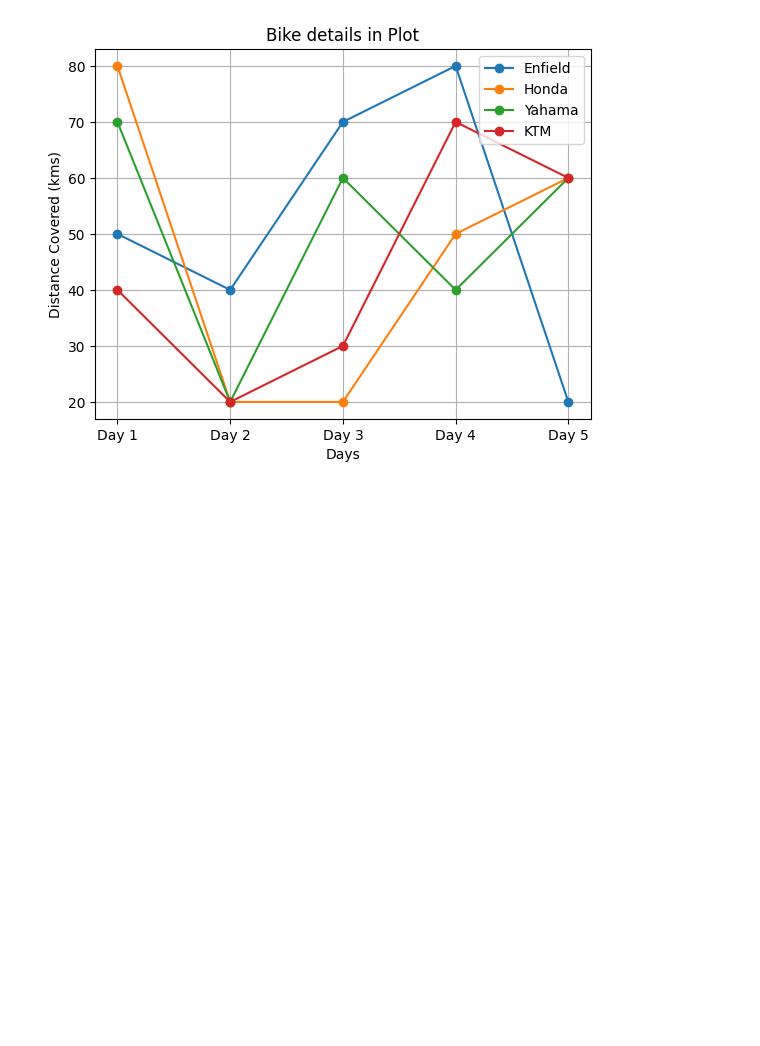
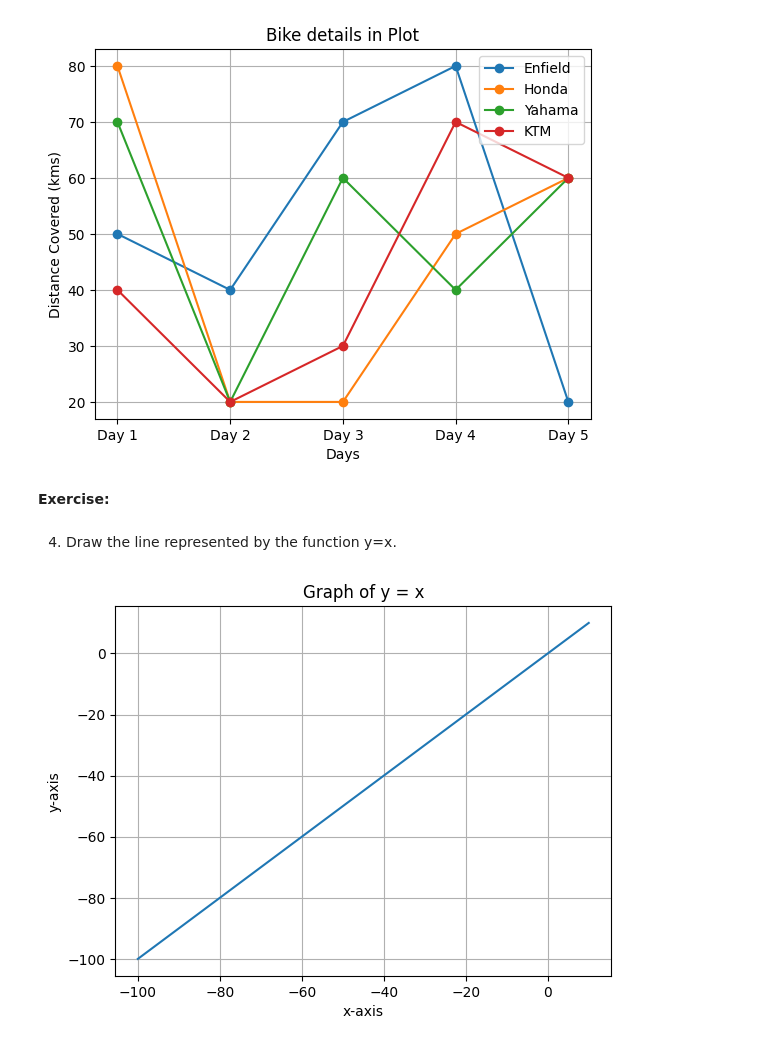
Before and after one commit to RAsikBIsta1581/ComputationalMathematicsWorkshop, a Jupyter notebook: ComputationalMathematicsWorkshop3.ipynb, the cells around one changed output. Saved outputs shown, nothing was run; the diff lists cells and outputs as text; code cells hidden in the pictures; blank space fills up the shorter version.

```diff
--- a/ComputationalMathematicsWorkshop3.ipynb
+++ b/ComputationalMathematicsWorkshop3.ipynb
@@ -83,3 +83,26 @@ plt.legend()
 plt.show()
 # %% [output]
 [figure]
+# %% [markdown]
+**Exercise:**
+# %% [markdown]
+4. Draw the line represented by the function y=x.
+# %%
+import matplotlib.pyplot as plt
+import numpy as np
+
+x = np.linspace(-100, 10, 100)
+
+y = x
+
+plt.plot(x, y)
+
+plt.xlabel("x-axis")
+plt.ylabel("y-axis")
+plt.title("Graph of y = x")
+
+plt.grid()
+
+plt.show()
+# %% [output]
+[figure, added]
```
Also changed, not shown: parts of 16 cells of this notebook.
